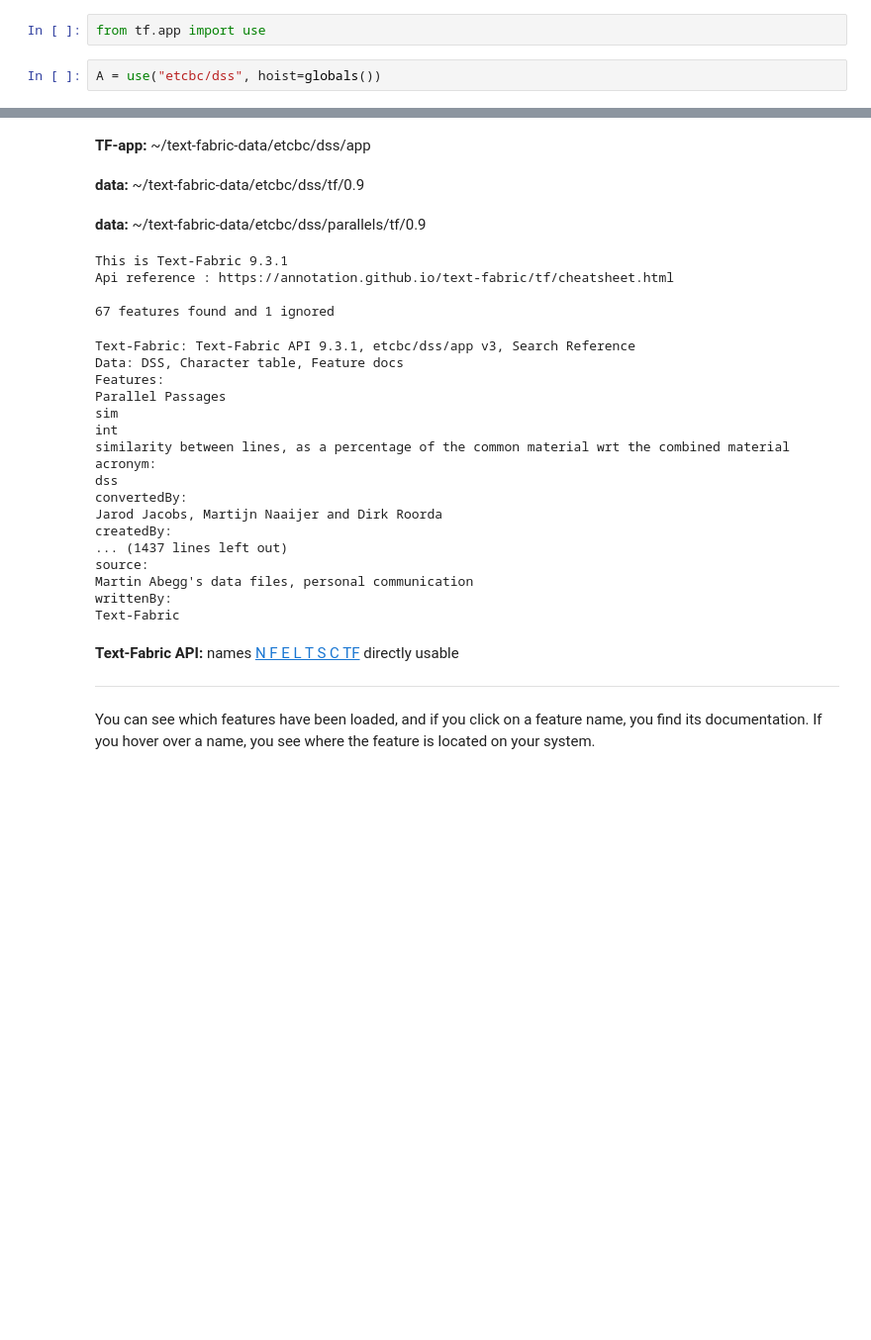
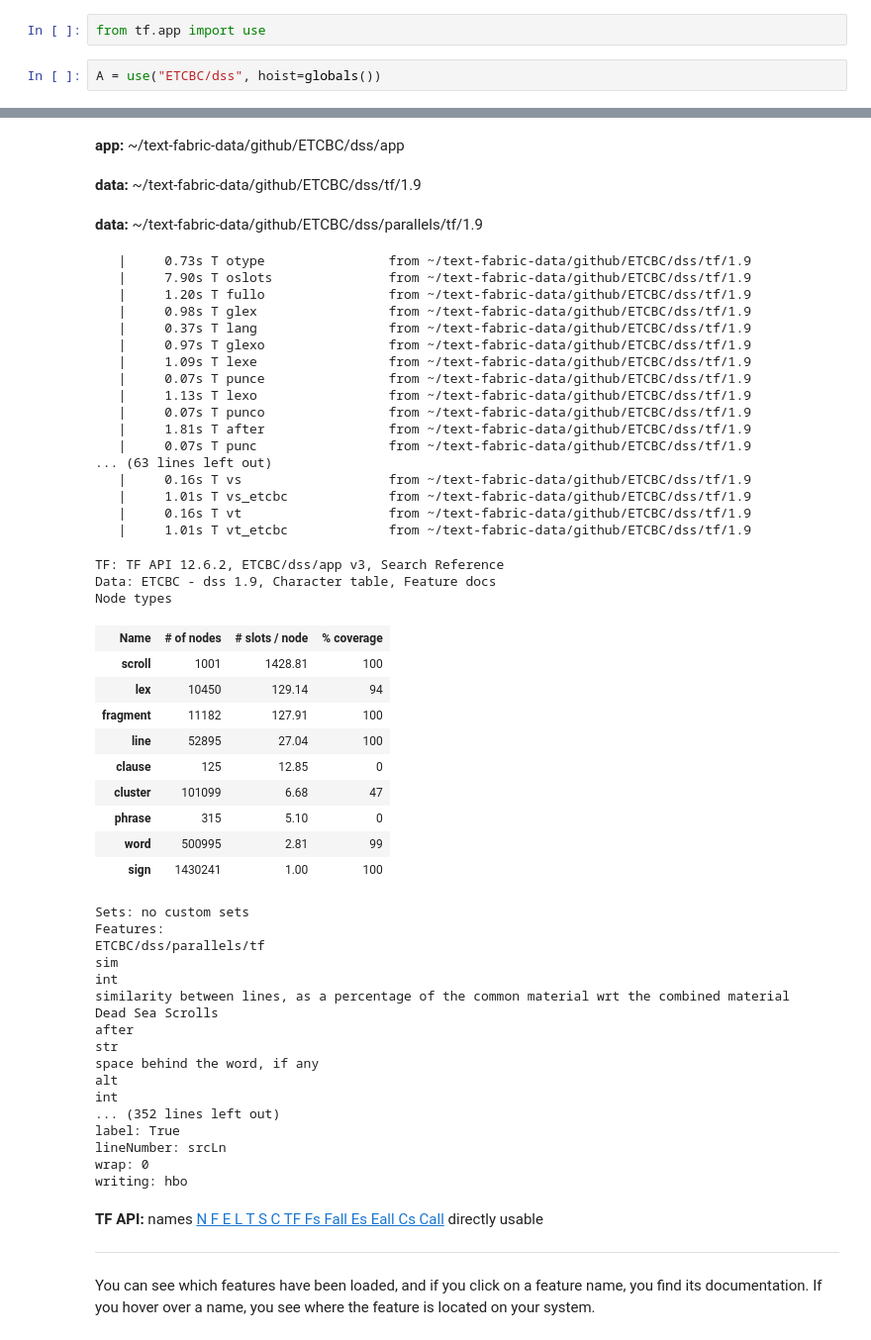
Before and after one commit to ETCBC/dss, a Jupyter notebook: tutorial/start.ipynb, the cells around one changed output, grey strips where cells are left out. Shown: that part at 99% size. Drawn from its saved outputs; the diff is of its cells as text; blank space fills up the shorter version.

```diff
--- a/tutorial/start.ipynb
+++ b/tutorial/start.ipynb
@@ -61,5 +61,5 @@ The simplest way to get going is by this *incantation*:
 # %%
 from tf.app import use
 # %%
-A = use("etcbc/dss", hoist=globals())
+A = use("ETCBC/dss", hoist=globals())
 # %% [output]
@@ -66,28 +67,54 @@ A = use("etcbc/dss", hoist=globals())
-TF-app: ~/text-fabric-data/etcbc/dss/app
+app: ~/text-fabric-data/github/ETCBC/dss/app
-data: ~/text-fabric-data/etcbc/dss/tf/0.9
+data: ~/text-fabric-data/github/ETCBC/dss/tf/1.9
-data: ~/text-fabric-data/etcbc/dss/parallels/tf/0.9
+data: ~/text-fabric-data/github/ETCBC/dss/parallels/tf/1.9
-This is Text-Fabric 9.3.1
-Api reference : https://annotation.github.io/text-fabric/tf/cheatsheet.html
-
-67 features found and 1 ignored
+   |     0.73s T otype                from ~/text-fabric-data/github/ETCBC/dss/tf/1.9
+   |     7.90s T oslots               from ~/text-fabric-data/github/ETCBC/dss/tf/1.9
+   |     1.20s T fullo                from ~/text-fabric-data/github/ETCBC/dss/tf/1.9
+   |     0.98s T glex                 from ~/text-fabric-data/github/ETCBC/dss/tf/1.9
+   |     0.37s T lang                 from ~/text-fabric-data/github/ETCBC/dss/tf/1.9
+   |     0.97s T glexo                from ~/text-fabric-data/github/ETCBC/dss/tf/1.9
+   |     1.09s T lexe                 from ~/text-fabric-data/github/ETCBC/dss/tf/1.9
+   |     0.07s T punce                from ~/text-fabric-data/github/ETCBC/dss/tf/1.9
+   |     1.13s T lexo                 from ~/text-fabric-data/github/ETCBC/dss/tf/1.9
+   |     0.07s T punco                from ~/text-fabric-data/github/ETCBC/dss/tf/1.9
+   |     1.81s T after                from ~/text-fabric-data/github/ETCBC/dss/tf/1.9
+   |     0.07s T punc                 from ~/text-fabric-data/github/ETCBC/dss/tf/1.9
+... (63 lines left out)
+   |     0.16s T vs                   from ~/text-fabric-data/github/ETCBC/dss/tf/1.9
+   |     1.01s T vs_etcbc             from ~/text-fabric-data/github/ETCBC/dss/tf/1.9
+   |     0.16s T vt                   from ~/text-fabric-data/github/ETCBC/dss/tf/1.9
+   |     1.01s T vt_etcbc             from ~/text-fabric-data/github/ETCBC/dss/tf/1.9
-Text-Fabric: Text-Fabric API 9.3.1, etcbc/dss/app v3, Search Reference
-Data: DSS, Character table, Feature docs
-Features:
-Parallel Passages
-sim
-int
-similarity between lines, as a percentage of the common material wrt the combined material
-acronym:
-dss
-convertedBy:
-Jarod Jacobs, Martijn Naaijer and Dirk Roorda
-createdBy:
-... (1437 lines left out)
-source:
-Martin Abegg's data files, personal communication
-writtenBy:
-Text-Fabric
+TF: TF API 12.6.2, ETCBC/dss/app v3, Search Reference
+Data: ETCBC - dss 1.9, Character table, Feature docs
+Node types
+| Name | # of nodes | # slots / node | % coverage |
+| scroll | 1001 | 1428.81 | 100 |
+| lex | 10450 | 129.14 | 94 |
+| fragment | 11182 | 127.91 | 100 |
+| line | 52895 | 27.04 | 100 |
+| clause | 125 | 12.85 | 0 |
+| cluster | 101099 | 6.68 | 47 |
+| phrase | 315 | 5.10 | 0 |
+| word | 500995 | 2.81 | 99 |
+| sign | 1430241 | 1.00 | 100 |
+Sets: no custom sets
+Features:
+ETCBC/dss/parallels/tf
+sim
+int
+similarity between lines, as a percentage of the common material wrt the combined material
+Dead Sea Scrolls
+after
+str
+space behind the word, if any
+alt
+int
+... (352 lines left out)
+label: True
+lineNumber: srcLn
+wrap: 0
+writing: hbo
-Text-Fabric API: names N F E L T S C TF directly usable
+TF API: names N F E L T S C TF Fs Fall Es Eall Cs Call directly usable
 # %% [markdown]
 You can see which features have been loaded, and if you click on a feature name, you find its documentation.
 If you hover over a name, you see where the feature is located on your system.
```
Also changed, not shown: parts of 12 cells of this notebook, 5 other files.
